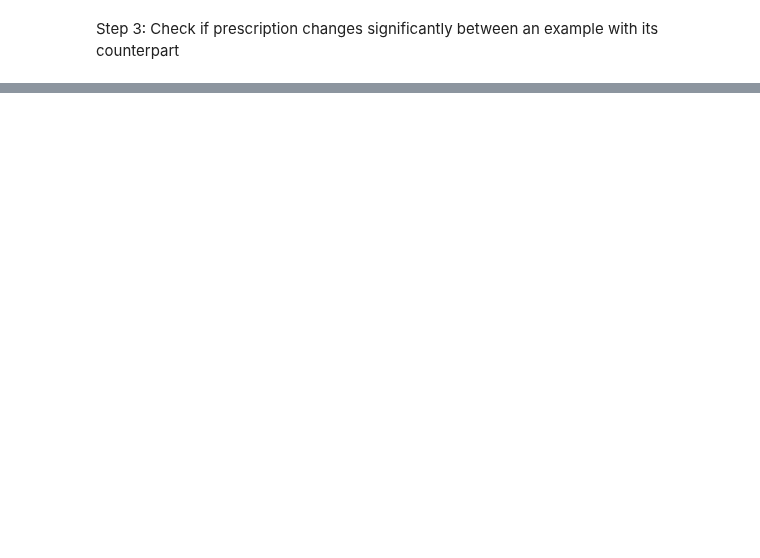
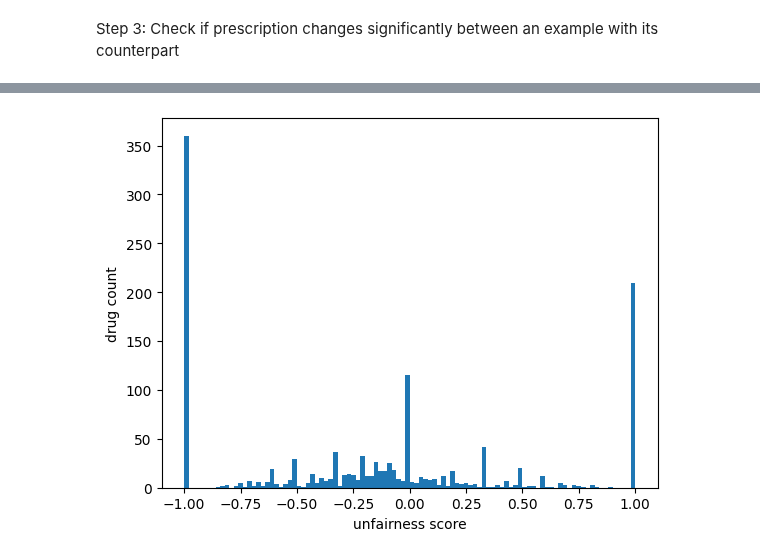
Before and after one commit to causalpathlab/EHR-OT, a Jupyter notebook: mimiciv_exp/admission/prescription_Fliptest.ipynb, the cells around one changed output, grey strips where cells are left out. Drawn from its saved outputs; the diff is of its cells as text; code cells hidden in the pictures; blank space fills up the shorter version.

```diff
--- a/mimiciv_exp/admission/prescription_Fliptest.ipynb
+++ b/mimiciv_exp/admission/prescription_Fliptest.ipynb
@@ -236,0 +241,10 @@ plt.show()
+# %%
+# Plot histogram of the drug unfairness scores for all drugs
+
+bin_width = 0.02
+plt.hist(final_drug_unfairness_score.values(), bins=np.arange(min(final_drug_unfairness_score.values()), max(final_drug_unfairness_score.values()) + bin_width, bin_width))
+plt.xlabel('unfairness score')
+plt.ylabel('drug count')
+plt.show()
+# %% [output]
+[figure, added]
```
Also changed, not shown: parts of 8 cells of this notebook, 2 other files.
